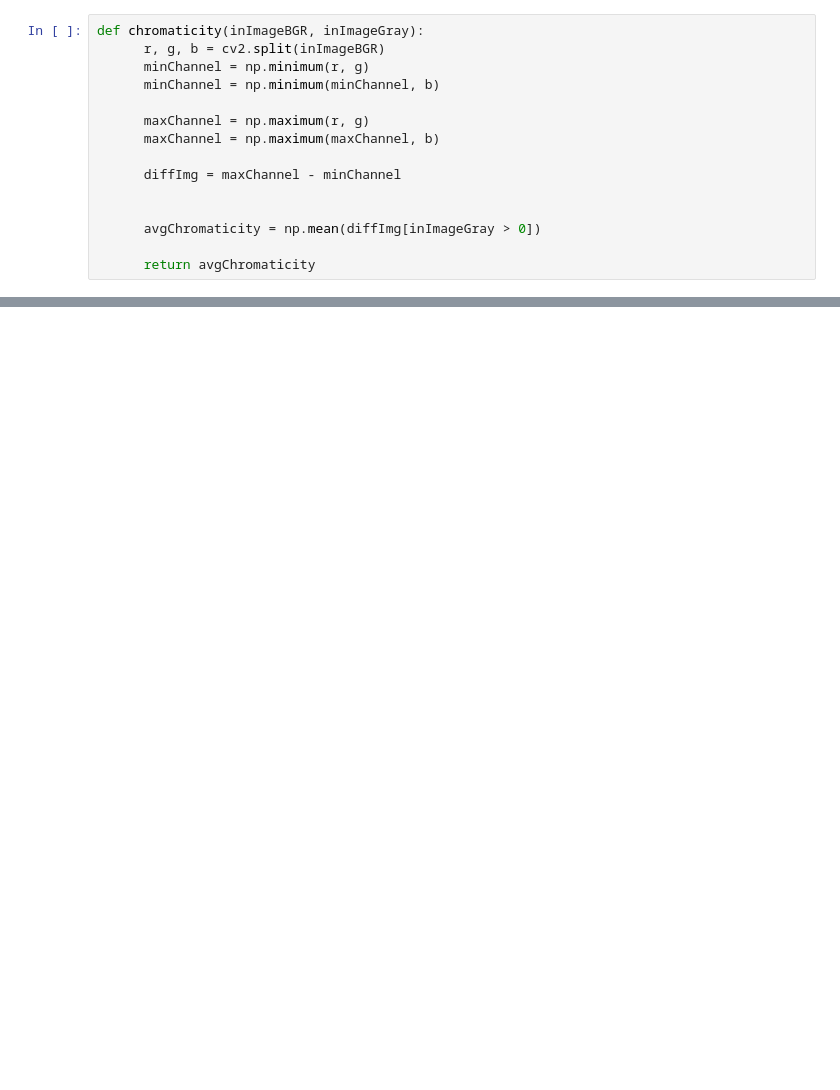
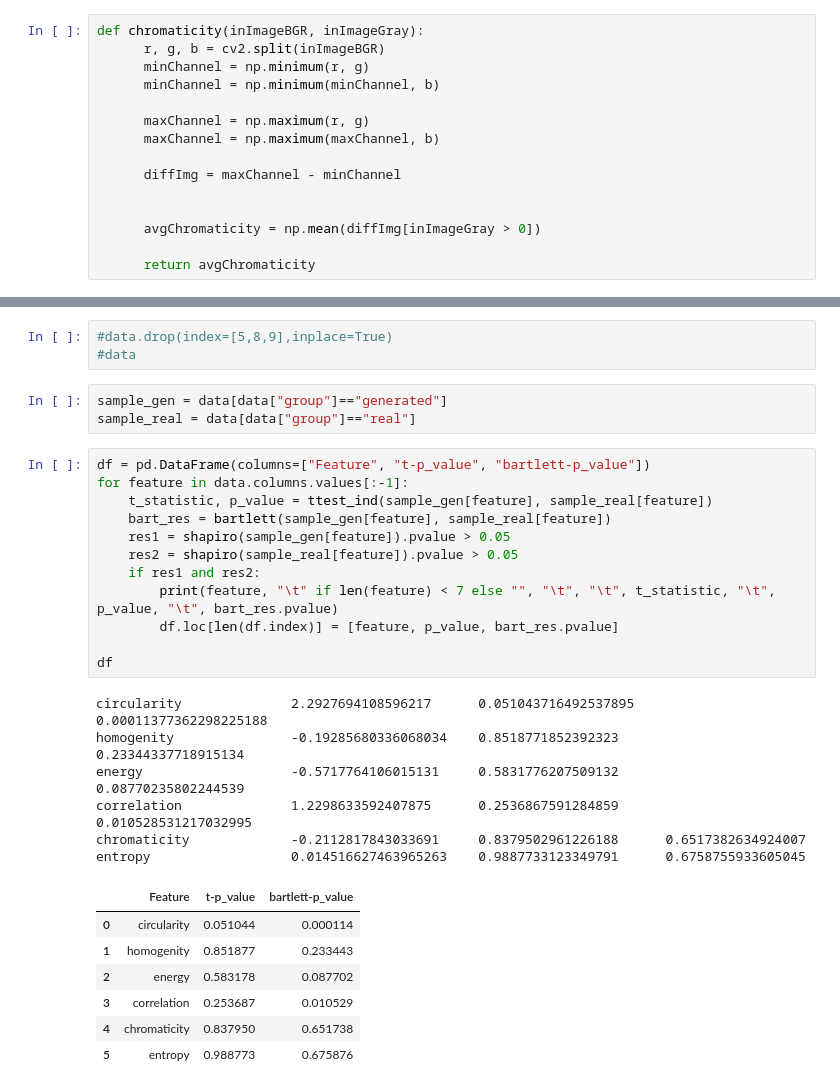
Before and after one commit to danielstuetz/cov-generative-ai, a Jupyter notebook: src/metrics.ipynb, the cells around one changed output, grey strips where cells are left out. Drawn from its saved outputs; the diff is of its cells as text; blank space fills up the shorter version.

```diff
--- a/src/metrics.ipynb
+++ b/src/metrics.ipynb
@@ -72,0 +120,32 @@ chromaticity(image, gray_img)
+# %%
+#data.drop(index=[5,8,9],inplace=True)
+#data
+# %%
+sample_gen = data[data["group"]=="generated"]
+sample_real = data[data["group"]=="real"]
+# %%
+df = pd.DataFrame(columns=["Feature", "t-p_value", "bartlett-p_value"])
+for feature in data.columns.values[:-1]:
+    t_statistic, p_value = ttest_ind(sample_gen[feature], sample_real[feature])
+    bart_res = bartlett(sample_gen[feature], sample_real[feature])
+    res1 = shapiro(sample_gen[feature]).pvalue > 0.05
+    res2 = shapiro(sample_real[feature]).pvalue > 0.05
+    if res1 and res2:
+        print(feature, "\t" if len(feature) < 7 else "", "\t", "\t", t_statistic, "\t", p_value, "\t", bart_res.pvalue)
+        df.loc[len(df.index)] = [feature, p_value, bart_res.pvalue]
+
+df
+# %% [output]
+circularity              2.2927694108596217      0.051043716492537895    0.00011377362298225188
+homogenity               -0.19285680336068034    0.8518771852392323      0.23344337718915134
+energy                   -0.5717764106015131     0.5831776207509132      0.08770235802244539
+correlation              1.2298633592407875      0.2536867591284859      0.010528531217032995
+chromaticity             -0.2112817843033691     0.8379502961226188      0.6517382634924007
+entropy                  0.014516627463965263    0.9887733123349791      0.6758755933605045
+|  | Feature | t-p_value | bartlett-p_value |
+| 0 | circularity | 0.051044 | 0.000114 |
+| 1 | homogenity | 0.851877 | 0.233443 |
+| 2 | energy | 0.583178 | 0.087702 |
+| 3 | correlation | 0.253687 | 0.010529 |
+| 4 | chromaticity | 0.837950 | 0.651738 |
+| 5 | entropy | 0.988773 | 0.675876 |
```
Also changed, not shown: parts of 12 cells of this notebook, 20 other files.
